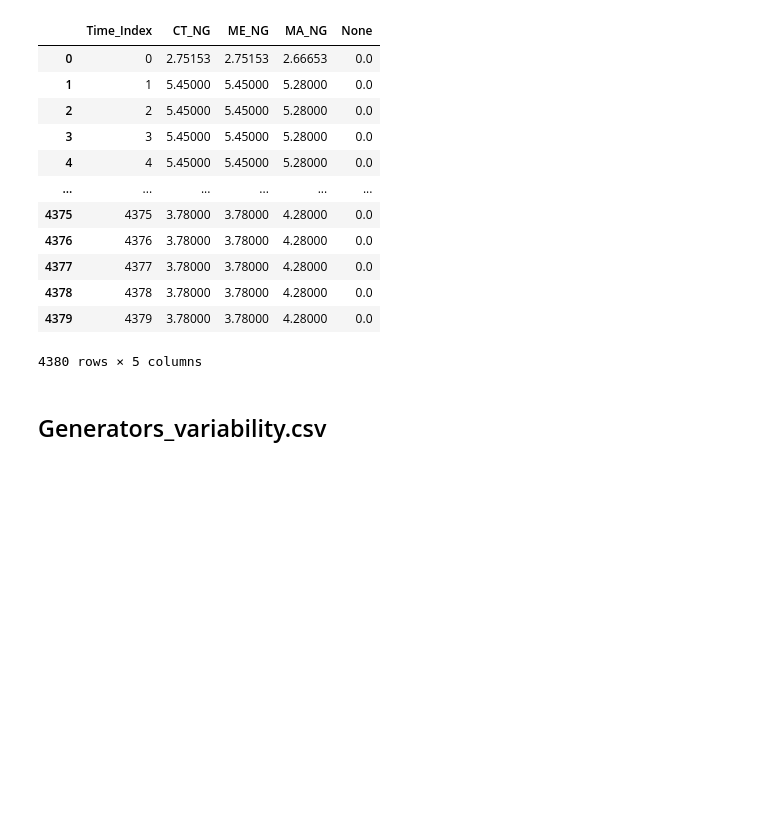
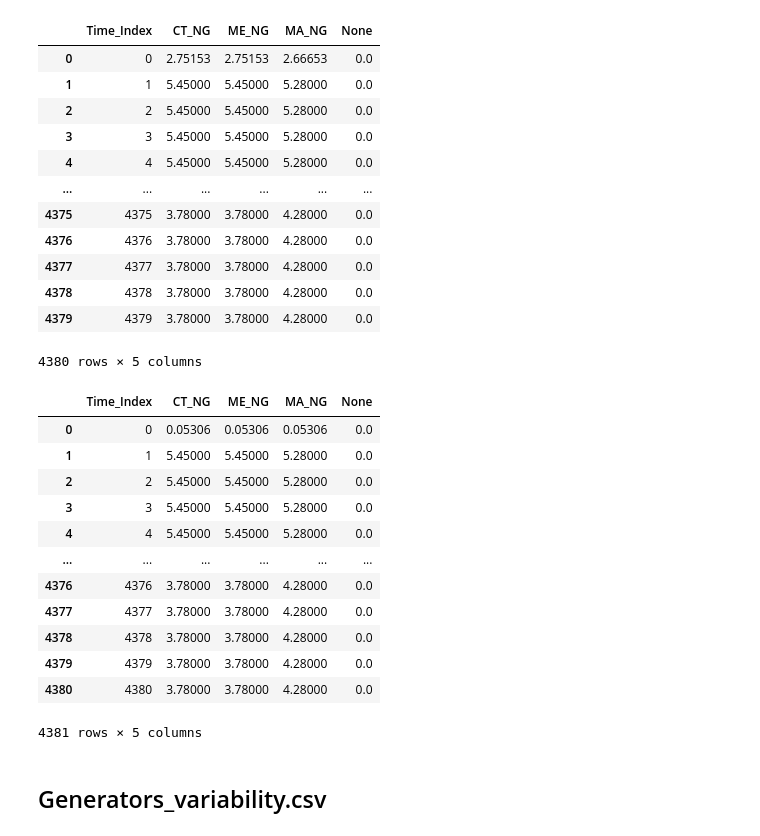
Before and after one commit to diegovermeire/GenX, a Jupyter notebook: GenX.jl-main/test_systems/1_three_zones 2h/system/transform_1h_2h.ipynb, the cells around one changed output. Drawn from its saved outputs; the diff is of its cells as text; code cells hidden in the pictures; blank space fills up the shorter version.

```diff
--- a/GenX.jl-main/test_systems/1_three_zones 2h/system/transform_1h_2h.ipynb
+++ b/GenX.jl-main/test_systems/1_three_zones 2h/system/transform_1h_2h.ipynb
@@ -115,3 +115,23 @@ display(df_demand_2h)
 | 4378 | 4378 | 3.78000 | 3.78000 | 4.28000 | 0.0 |
 | 4379 | 4379 | 3.78000 | 3.78000 | 4.28000 | 0.0 |
 4380 rows × 5 columns
+# %%
+df_demand_2h = df_fuels.iloc[:1].copy()
+df_rolled = df_fuels.iloc[1:].rolling(2).mean().iloc[1::2].reset_index(drop=True)
+df_demand_2h = pd.concat([df_demand_2h, df_rolled], ignore_index=True)
+df_demand_2h['Time_Index'] = range(len(df_demand_2h))
+display(df_demand_2h)
+# %% [output]
+|  | Time_Index | CT_NG | ME_NG | MA_NG | None |
+| 0 | 0 | 0.05306 | 0.05306 | 0.05306 | 0.0 |
+| 1 | 1 | 5.45000 | 5.45000 | 5.28000 | 0.0 |
+| 2 | 2 | 5.45000 | 5.45000 | 5.28000 | 0.0 |
+| 3 | 3 | 5.45000 | 5.45000 | 5.28000 | 0.0 |
+| 4 | 4 | 5.45000 | 5.45000 | 5.28000 | 0.0 |
+| ... | ... | ... | ... | ... | ... |
+| 4376 | 4376 | 3.78000 | 3.78000 | 4.28000 | 0.0 |
+| 4377 | 4377 | 3.78000 | 3.78000 | 4.28000 | 0.0 |
+| 4378 | 4378 | 3.78000 | 3.78000 | 4.28000 | 0.0 |
+| 4379 | 4379 | 3.78000 | 3.78000 | 4.28000 | 0.0 |
+| 4380 | 4380 | 3.78000 | 3.78000 | 4.28000 | 0.0 |
+4381 rows × 5 columns
```
Also changed, not shown: parts of 2 cells of this notebook, 3 other files.
